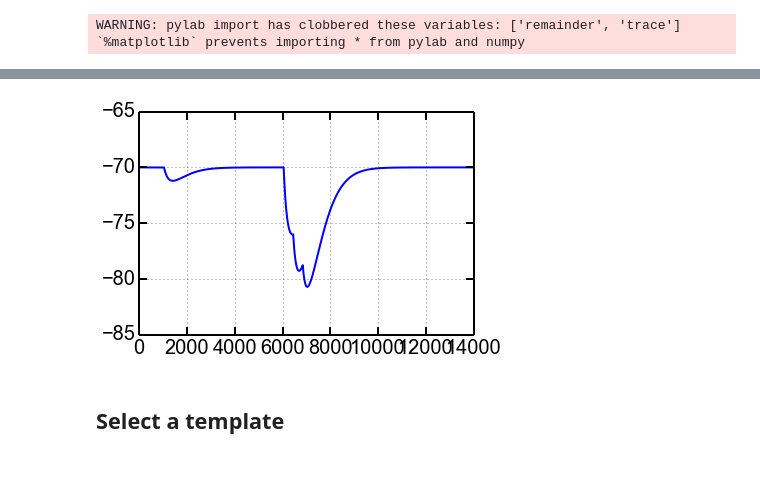
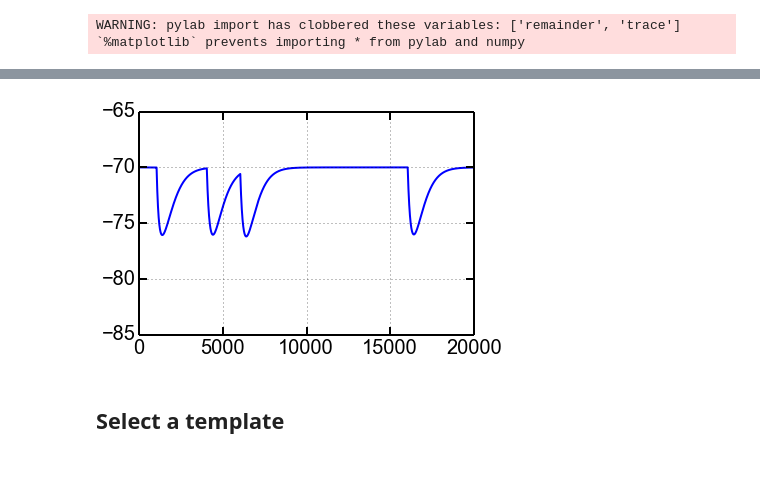
Before and after one commit to OrielBanne/myIPythonNotebooks, a Jupyter notebook: NEURON/Deconvolution example.ipynb, the cells around one changed output, grey strips where cells are left out. Drawn from its saved outputs; the diff is of its cells as text; code cells hidden in the pictures.

```diff
--- a/NEURON/Deconvolution example.ipynb
+++ b/NEURON/Deconvolution example.ipynb
@@ -10,10 +18,10 @@ WARNING: pylab import has clobbered these variables: ['remainder', 'trace']
 # %%
 # load trace
-trace = np.load('IPSCs.npy')
+trace = np.load('IPSCs2.npy')
 plt.plot(trace)
 plt.ylim(-85, -65);
 # %% [output]
-[figure, old version]
+[figure, new version]
 # %% [markdown]
 <H2>Select a template<H2>
 # %%
```
Also changed, not shown: parts of 7 cells of this notebook.
